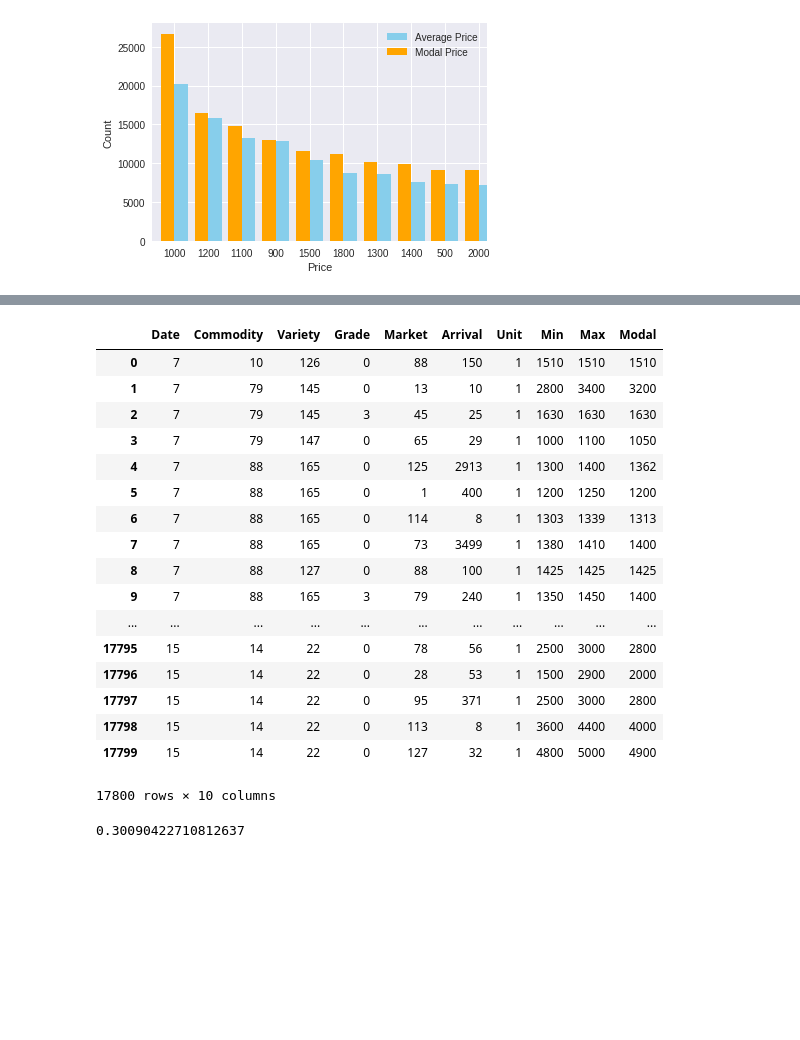
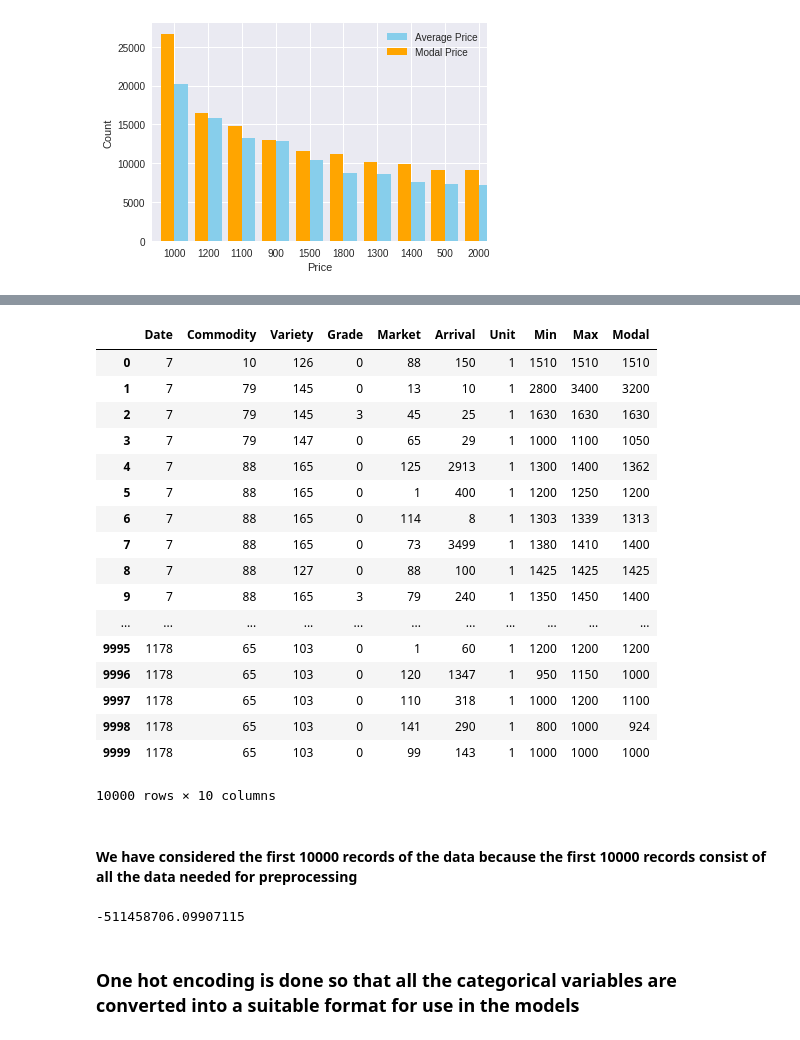
Before and after one commit to Aadil123/DMA_4A1, a Jupyter notebook: DataPreProcess.ipynb, the cells around one changed output, grey strips where cells are left out. Drawn from its saved outputs; the diff is of its cells as text; code cells hidden in the pictures; blank space fills up the shorter version.

```diff
--- a/DataPreProcess.ipynb
+++ b/DataPreProcess.ipynb
@@ -371,42 +407,49 @@ for col in X_test.columns.values:
 # %%
-X_train = X_train[:17500]
-X_test = X_test[:17800]
-Y_train = Y_train[:17500]
-Y_test = Y_test[:17800]
+X_train = X_train[:10000]
+X_test = X_test[:10000]
+Y_train = Y_train[:10000]
+Y_test = Y_test[:10000]
 X_train
 X_test
 # %% [output]
 |  | Date | Commodity | Variety | Grade | Market | Arrival | Unit | Min | Max | Modal |
 | 0 | 7 | 10 | 126 | 0 | 88 | 150 | 1 | 1510 | 1510 | 1510 |
 | 1 | 7 | 79 | 145 | 0 | 13 | 10 | 1 | 2800 | 3400 | 3200 |
 | 2 | 7 | 79 | 145 | 3 | 45 | 25 | 1 | 1630 | 1630 | 1630 |
 | 3 | 7 | 79 | 147 | 0 | 65 | 29 | 1 | 1000 | 1100 | 1050 |
 | 4 | 7 | 88 | 165 | 0 | 125 | 2913 | 1 | 1300 | 1400 | 1362 |
 | 5 | 7 | 88 | 165 | 0 | 1 | 400 | 1 | 1200 | 1250 | 1200 |
 | 6 | 7 | 88 | 165 | 0 | 114 | 8 | 1 | 1303 | 1339 | 1313 |
 | 7 | 7 | 88 | 165 | 0 | 73 | 3499 | 1 | 1380 | 1410 | 1400 |
 | 8 | 7 | 88 | 127 | 0 | 88 | 100 | 1 | 1425 | 1425 | 1425 |
 | 9 | 7 | 88 | 165 | 3 | 79 | 240 | 1 | 1350 | 1450 | 1400 |
 | ... | ... | ... | ... | ... | ... | ... | ... | ... | ... | ... |
-| 17795 | 15 | 14 | 22 | 0 | 78 | 56 | 1 | 2500 | 3000 | 2800 |
-| 17796 | 15 | 14 | 22 | 0 | 28 | 53 | 1 | 1500 | 2900 | 2000 |
-| 17797 | 15 | 14 | 22 | 0 | 95 | 371 | 1 | 2500 | 3000 | 2800 |
-| 17798 | 15 | 14 | 22 | 0 | 113 | 8 | 1 | 3600 | 4400 | 4000 |
-| 17799 | 15 | 14 | 22 | 0 | 127 | 32 | 1 | 4800 | 5000 | 4900 |
+| 9995 | 1178 | 65 | 103 | 0 | 1 | 60 | 1 | 1200 | 1200 | 1200 |
+| 9996 | 1178 | 65 | 103 | 0 | 120 | 1347 | 1 | 950 | 1150 | 1000 |
+| 9997 | 1178 | 65 | 103 | 0 | 110 | 318 | 1 | 1000 | 1200 | 1100 |
+| 9998 | 1178 | 65 | 103 | 0 | 141 | 290 | 1 | 800 | 1000 | 924 |
+| 9999 | 1178 | 65 | 103 | 0 | 99 | 143 | 1 | 1000 | 1000 | 1000 |
-17800 rows × 10 columns
+10000 rows × 10 columns
+# %% [markdown]
+#### We have considered the first 10000 records of the data because the first 10000 records consist of all the data needed for preprocessing
 # %%
 from sklearn.preprocessing import scale
-from sklearn.linear_model import LogisticRegression
-from sklearn.metrics import explained_variance_score
+from sklearn import linear_model
+from sklearn.linear_model import LinearRegression
+import statsmodels.formula.api as smf
+from sklearn.metrics import accuracy_score
 X_train_scale=scale(X_train)
 X_test_scale=scale(X_test)
-# Fitting the logistic regression model
-log=LogisticRegression(penalty='l2',C=.01)
-log.fit(X_train_scale,Y_train)
+# Fitting the linear regression model
+lm = linear_model.LinearRegression()
+model = lm.fit(X_train_scale,Y_train)
+predictions = lm.predict(X_test)
 # Checking the models accuracy
-explained_variance_score(log.predict(X_test_scale), Y_test)
+lm.score(X_test,Y_test)
 # %% [output]
-0.30090422710812637
+-511458706.09907115
+# %% [markdown]
+### One hot encoding is done so that all the categorical variables are converted into a suitable format for use in the models
 # %%
 from sklearn.preprocessing import OneHotEncoder
 enc=OneHotEncoder(sparse=False)
```
Also changed, not shown: parts of 36 cells of this notebook.
